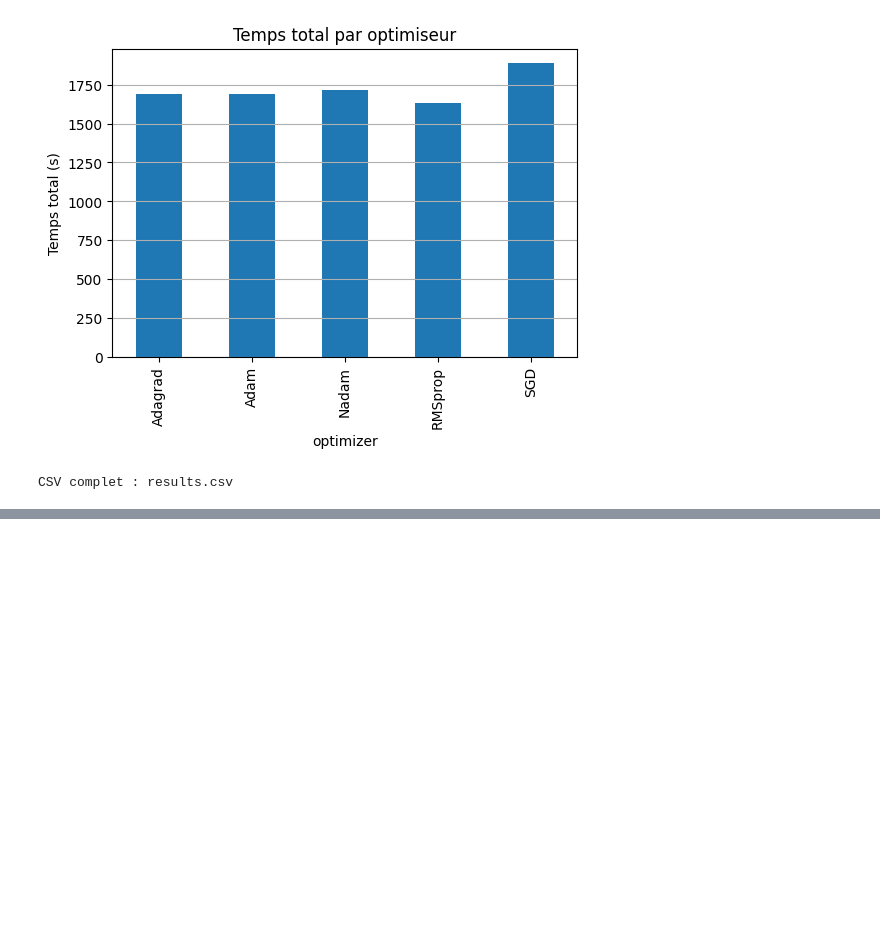
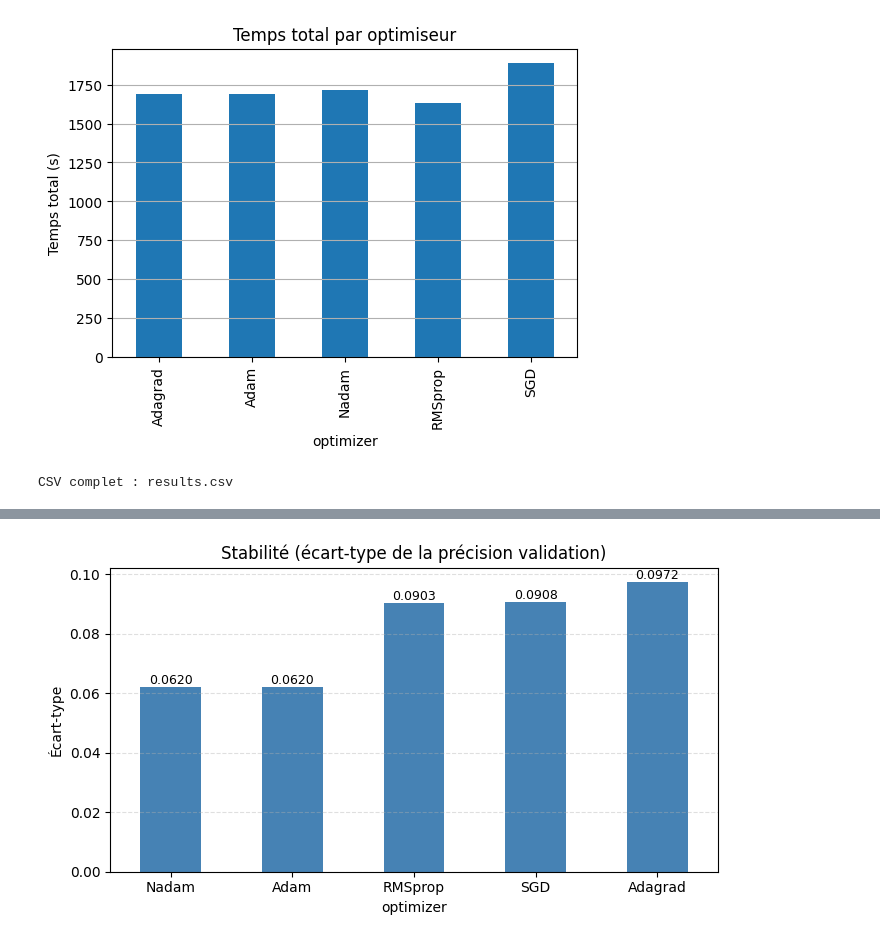
Before and after one commit to ESSADIKINE/Optimisation-Project, a Jupyter notebook: au_modified.ipynb, the cells around one changed output, grey strips where cells are left out. Drawn from its saved outputs; the diff is of its cells as text; code cells hidden in the pictures; blank space fills up the shorter version.

```diff
--- a/au_modified.ipynb
+++ b/au_modified.ipynb
@@ -236,0 +277,31 @@ plt.show()
+# %%
+import pandas as pd
+import matplotlib.pyplot as plt
+
+df = pd.read_csv("results.csv")
+
+# ───── Stabilité : écart-type de la val_acc ─────
+stability = (df.groupby("optimizer")["val_acc"]
+               .std()
+               .sort_values())        # plus stable → barre la plus basse
+
+plt.figure(figsize=(7,4))
+ax = stability.plot.bar(
+    color="steelblue",          # facultatif, retiré si tu veux stock couleurs par défaut
+    rot=0,
+    title="Stabilité (écart-type de la précision validation)"
+)
+ax.set_ylabel("Écart-type")
+plt.grid(axis="y", linestyle="--", alpha=0.4)
+
+# Annoter chaque barre
+for p in ax.patches:
+    height = p.get_height()
+    ax.annotate(f"{height:.4f}",
+                (p.get_x() + p.get_width()/2, height),
+                ha="center", va="bottom", fontsize=9)
+
+plt.tight_layout()
+plt.show()
+# %% [output]
+[figure, added]
```
Also changed, not shown: parts of 1 cell of this notebook.
